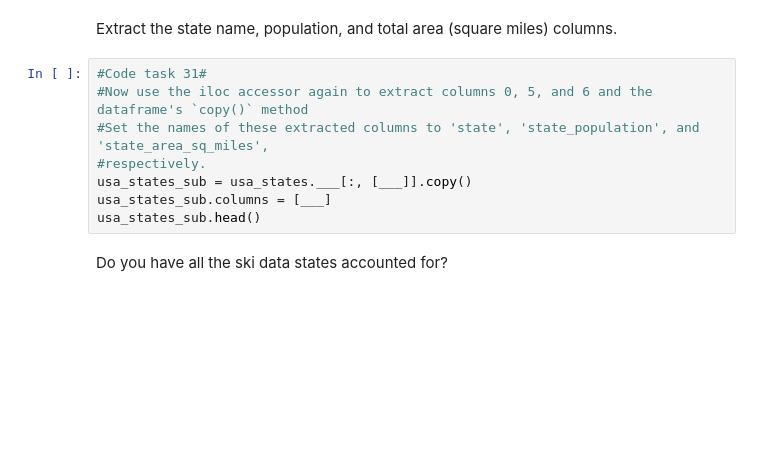
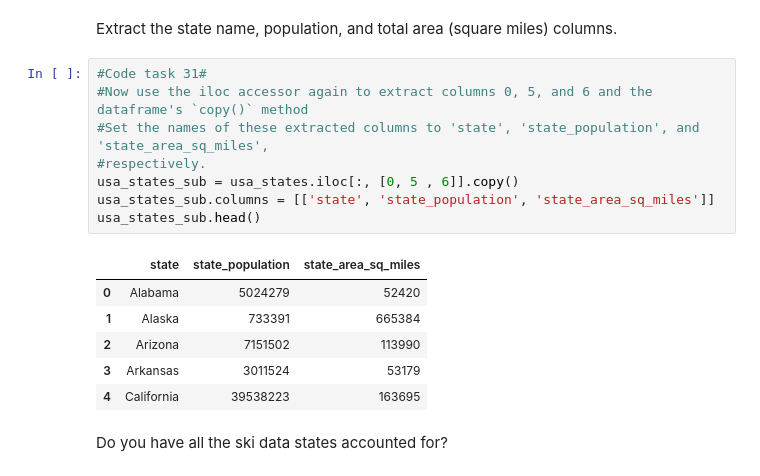
Before and after one commit to vchan022/Guided-Capstone-Project-1, a Jupyter notebook: 02_data_wrangling.ipynb, the cells around one changed output. Cells and saved outputs as stored; diff of their text form; blank space fills up the shorter version.

```diff
--- a/02_data_wrangling.ipynb
+++ b/02_data_wrangling.ipynb
@@ -822,11 +824,18 @@ Extract the state name, population, and total area (square miles) columns.
 # %%
 #Code task 31#
 #Now use the iloc accessor again to extract columns 0, 5, and 6 and the dataframe's `copy()` method
 #Set the names of these extracted columns to 'state', 'state_population', and 'state_area_sq_miles',
 #respectively.
-usa_states_sub = usa_states.___[:, [___]].copy()
-usa_states_sub.columns = [___]
+usa_states_sub = usa_states.iloc[:, [0, 5 , 6]].copy()
+usa_states_sub.columns = [['state', 'state_population', 'state_area_sq_miles']]
 usa_states_sub.head()
+# %% [output]
+|  | state | state_population | state_area_sq_miles |
+| 0 | Alabama | 5024279 | 52420 |
+| 1 | Alaska | 733391 | 665384 |
+| 2 | Arizona | 7151502 | 113990 |
+| 3 | Arkansas | 3011524 | 53179 |
+| 4 | California | 39538223 | 163695 |
 # %% [markdown]
 Do you have all the ski data states accounted for?
 # %%
```
Also changed, not shown: parts of 17 cells of this notebook.
